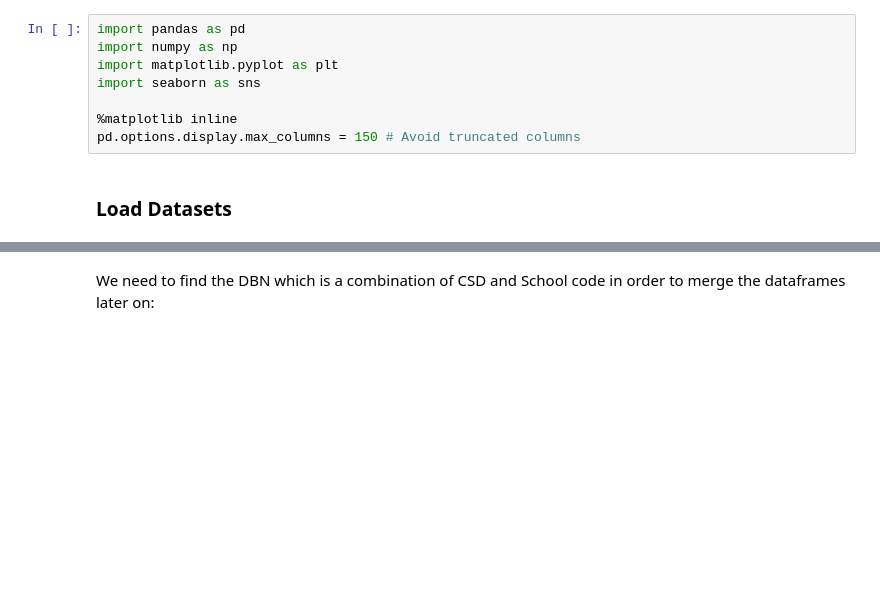
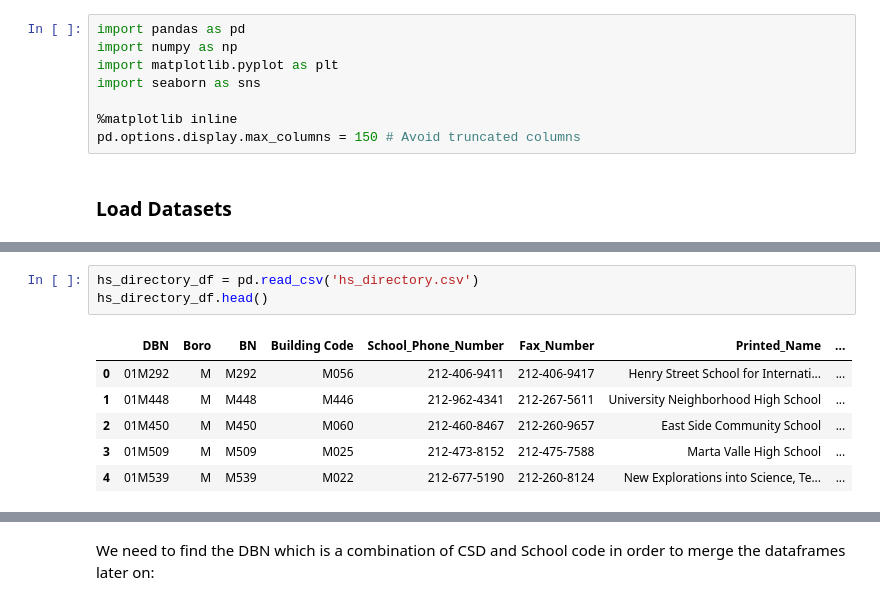
Before and after one commit to ThomasCharuel/NYC_SAT_score_analysis, a Jupyter notebook: NYC SAT Scores Data Analysis.ipynb, the cells around one changed output, grey strips where cells are left out. Drawn from its saved outputs; the diff is of its cells as text; blank space fills up the shorter version.

Commit message:
Load all datasets + print correlations

```diff
--- a/NYC SAT Scores Data Analysis.ipynb
+++ b/NYC SAT Scores Data Analysis.ipynb
@@ -49,0 +64,10 @@ class_size_df.head()
+# %%
+hs_directory_df = pd.read_csv('hs_directory.csv')
+hs_directory_df.head()
+# %% [output]
+|  | DBN | Boro | BN | Building Code | School_Phone_Number | Fax_Number | Printed_Name | ... |
+| 0 | 01M292 | M | M292 | M056 | 212-406-9411 | 212-406-9417 | Henry Street School for Internati... | ... |
+| 1 | 01M448 | M | M448 | M446 | 212-962-4341 | 212-267-5611 | University Neighborhood High School | ... |
+| 2 | 01M450 | M | M450 | M060 | 212-460-8467 | 212-260-9657 | East Side Community School | ... |
+| 3 | 01M509 | M | M509 | M025 | 212-473-8152 | 212-475-7588 | Marta Valle High School | ... |
+| 4 | 01M539 | M | M539 | M022 | 212-677-5190 | 212-260-8124 | New Explorations into Science, Te... | ... |
```
Also changed, not shown: parts of 12 cells of this notebook.
